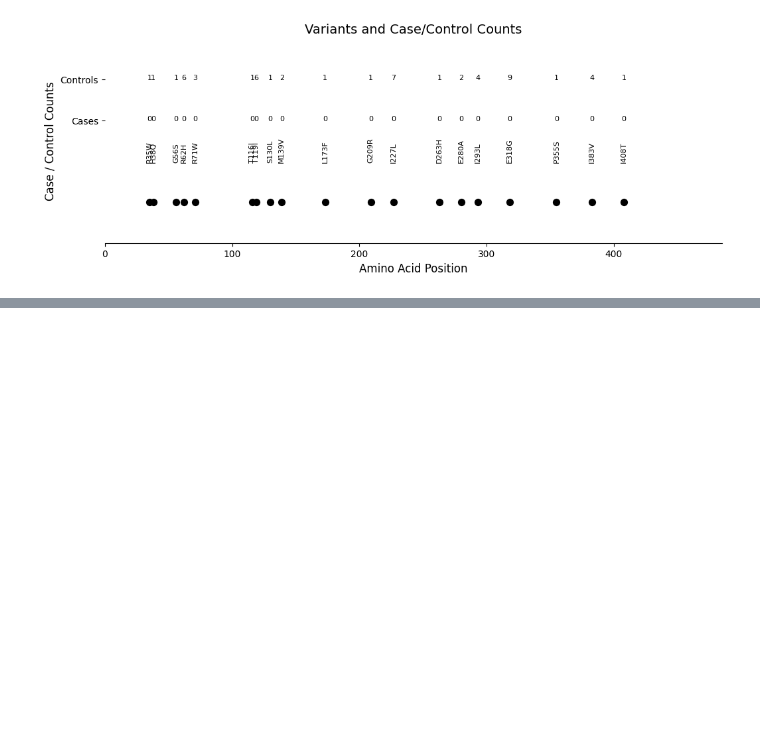
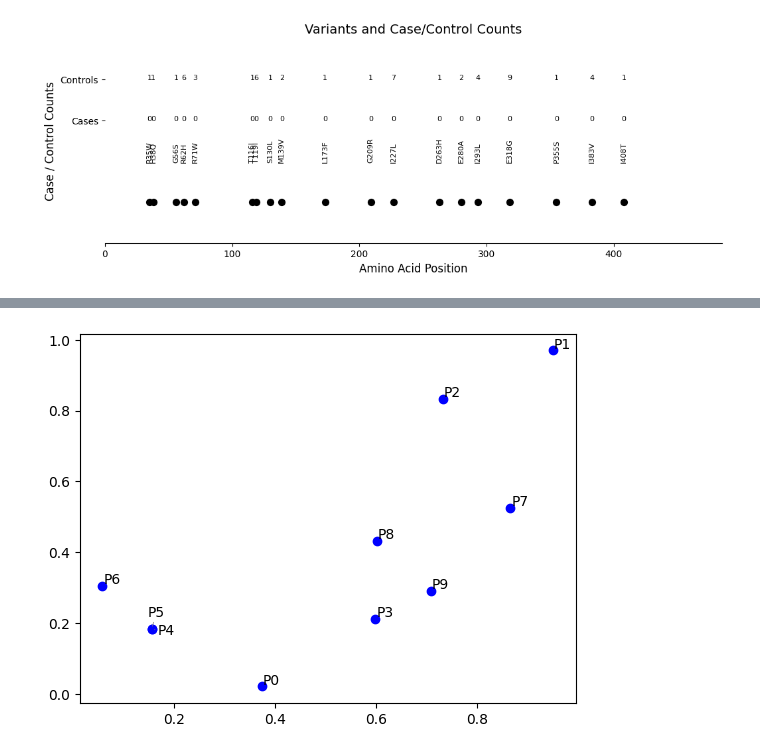
Before and after one commit to TauConsortium/variant-visualizer, a Jupyter notebook: playground.ipynb, the cells around one changed output, grey strips where cells are left out. Drawn from its saved outputs; the diff is of its cells as text; code cells hidden in the pictures; blank space fills up the shorter version.

```diff
--- a/playground.ipynb
+++ b/playground.ipynb
@@ -206,0 +130,34 @@ plt.show()
+# %%
+import numpy as np
+import pandas as pd
+import matplotlib.pyplot as plt
+import plotly.express as px
+from adjustText import adjust_text
+
+# Sample Data
+np.random.seed(42)
+df = pd.DataFrame({
+    'x': np.random.rand(10),
+    'y': np.random.rand(10),
+    'label': [f'P{i}' for i in range(10)]
+})
+
+# Create Plotly Scatter Plot
+fig = px.scatter(df, x='x', y='y', text='label', title="Plotly with Repelled Labels")
+
+# Convert to Matplotlib
+fig_mpl = fig.to_image(format="png")
+
+# Plot with Matplotlib
+fig, ax = plt.subplots()
+ax.scatter(df['x'], df['y'], color='blue')
+
+# Add labels
+texts = [plt.text(df['x'][i], df['y'][i], df['label'][i], fontsize=10) for i in range(len(df))]
+
+# Adjust Text Positions to Minimize Overlap
+adjust_text(texts, arrowprops=dict(arrowstyle="-", color='gray', lw=0.5))
+
+plt.show()
+# %% [output]
+[figure, added]
```
Also changed, not shown: parts of 1 cell of this notebook, 2 other files.
